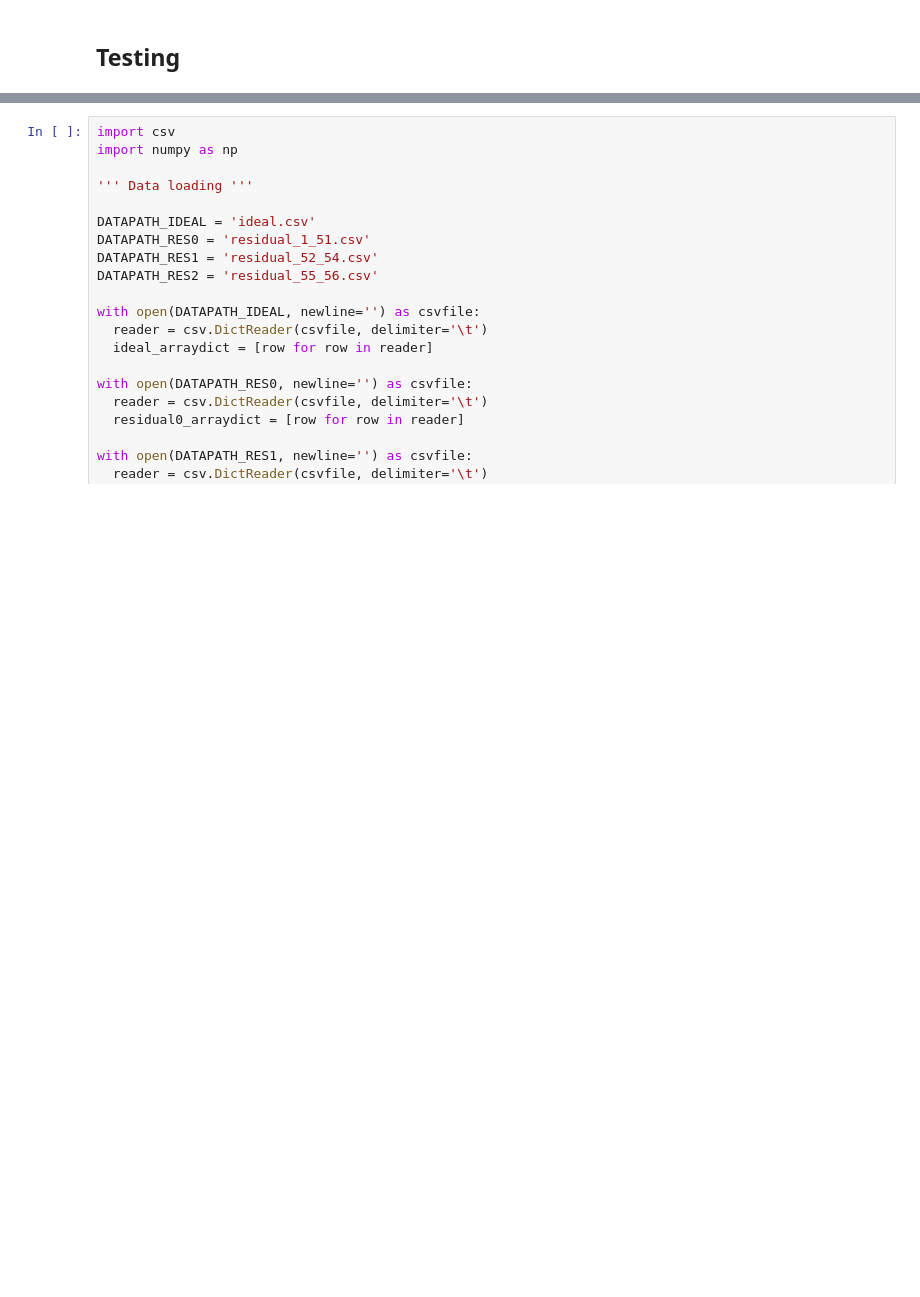
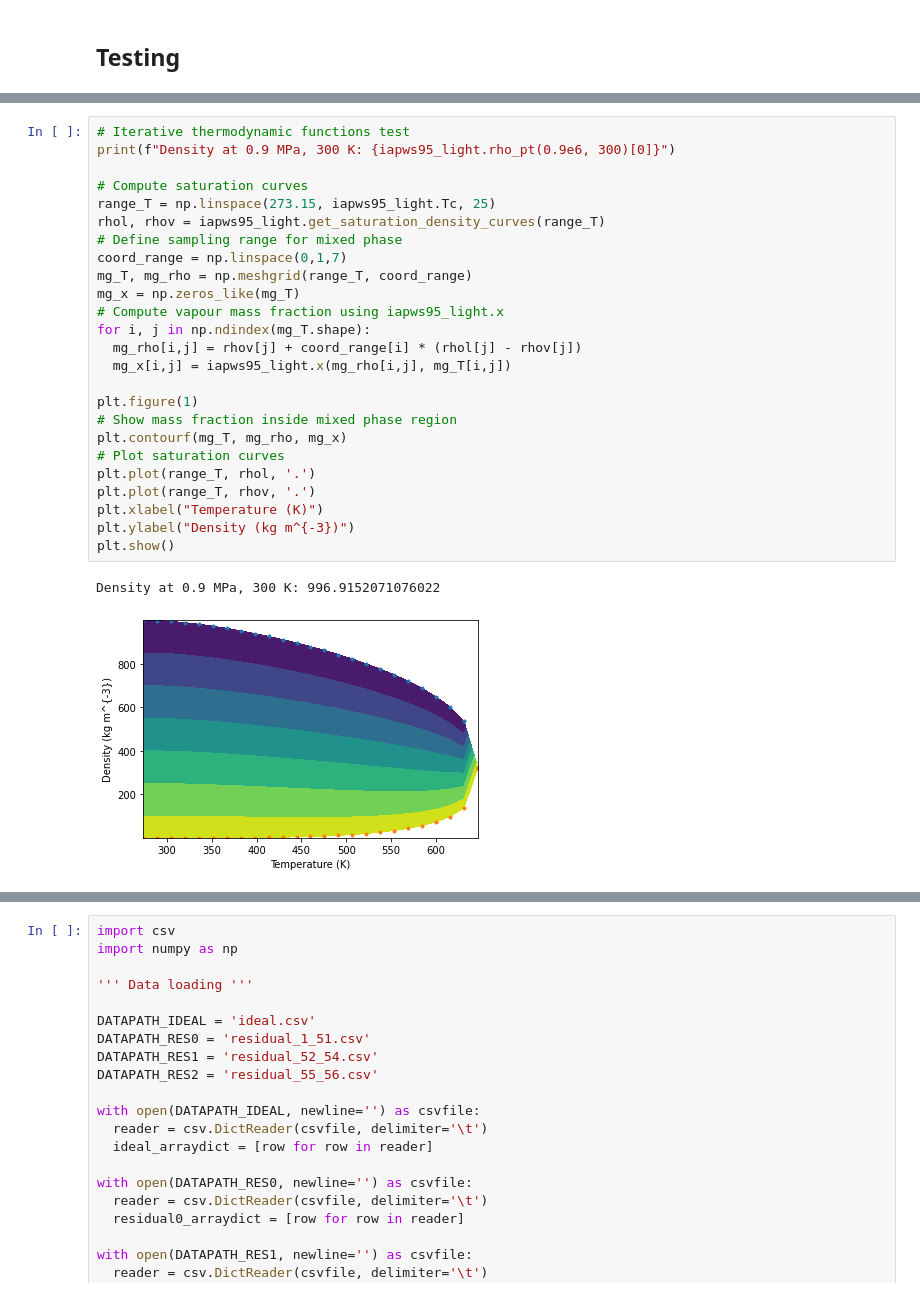
Before and after one commit to fredriclam/iapws95_light, a Jupyter notebook: water_tester.ipynb, the cells around one changed output, grey strips where cells are left out. Cells and saved outputs as stored; diff of their text form; blank space fills up the shorter version.

Commit message:
Add test code, improve mixture computation

```diff
--- a/water_tester.ipynb
+++ b/water_tester.ipynb
@@ -74,0 +100,28 @@ p_ref, iapws95_light.p(rho_ref, T_ref)
+# %%
+# Iterative thermodynamic functions test
+print(f"Density at 0.9 MPa, 300 K: {iapws95_light.rho_pt(0.9e6, 300)[0]}")
+
+# Compute saturation curves
+range_T = np.linspace(273.15, iapws95_light.Tc, 25)
+rhol, rhov = iapws95_light.get_saturation_density_curves(range_T)
+# Define sampling range for mixed phase
+coord_range = np.linspace(0,1,7)
+mg_T, mg_rho = np.meshgrid(range_T, coord_range)
+mg_x = np.zeros_like(mg_T)
+# Compute vapour mass fraction using iapws95_light.x
+for i, j in np.ndindex(mg_T.shape):
+  mg_rho[i,j] = rhov[j] + coord_range[i] * (rhol[j] - rhov[j])
+  mg_x[i,j] = iapws95_light.x(mg_rho[i,j], mg_T[i,j])
+
+plt.figure(1)
+# Show mass fraction inside mixed phase region
+plt.contourf(mg_T, mg_rho, mg_x)
+# Plot saturation curves
+plt.plot(range_T, rhol, '.')
+plt.plot(range_T, rhov, '.')
+plt.xlabel("Temperature (K)")
+plt.ylabel("Density (kg m^{-3})")
+plt.show()
+# %% [output]
+Density at 0.9 MPa, 300 K: 996.9152071076022
+[figure, added]
```
Also changed, not shown: parts of 33 cells of this notebook, 1 other file.
